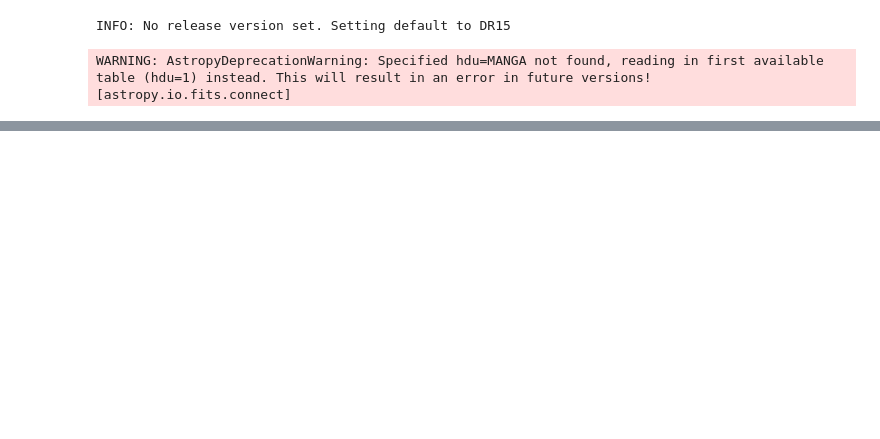
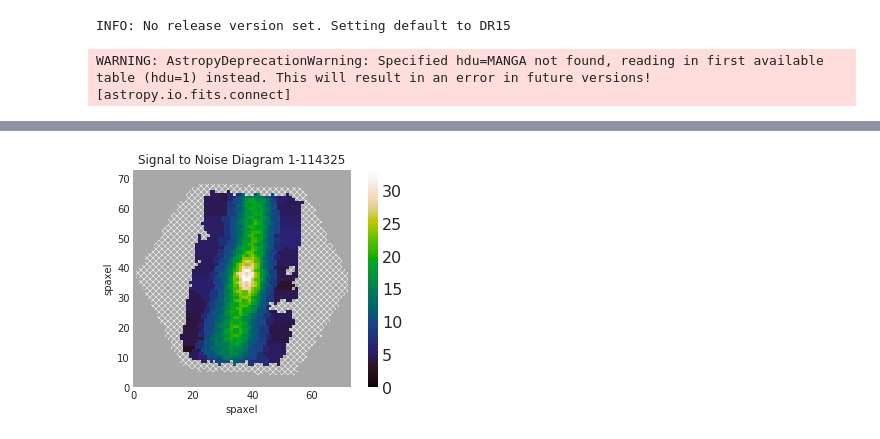
Before and after one commit to CalebLammers/AGN-Analysis, a Jupyter notebook: BPT and WHAN Graphs.ipynb, the cells around one changed output, grey strips where cells are left out. Cells and saved outputs as stored; diff of their text form; code cells hidden in the pictures; blank space fills up the shorter version.

```diff
--- a/BPT and WHAN Graphs.ipynb
+++ b/BPT and WHAN Graphs.ipynb
@@ -62,3 +62,14 @@ plt.show()
+# %%
+#Plot snr
+snr = maps.bin_snr.value
+snr_max = maps.bin_snr.value.max()
+
+fig, ax, cb = mapplot.plot(value=snr, ivar=ivar, mask=nocov, use_masks='NOCOV', return_cb=True, cbrange=(snr_max, 0),
+                           title='Signal to Noise Diagram {}'.format(gal_id))
+
+plt.show()
+# %% [output]
+[figure, added]
 # %%
 #Plot BPT
 mask, fig, axes = maps.get_bpt()
```
Also changed, not shown: parts of 4 cells of this notebook, 3 other files.
